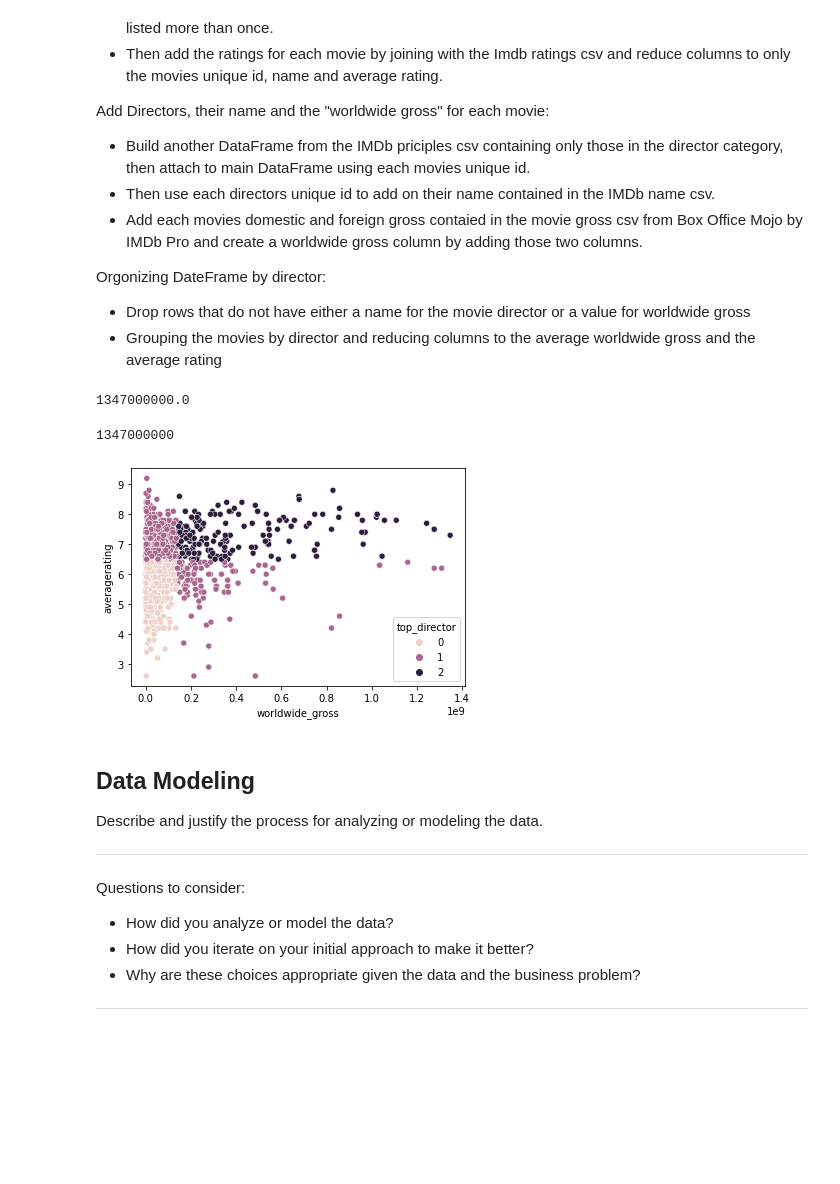
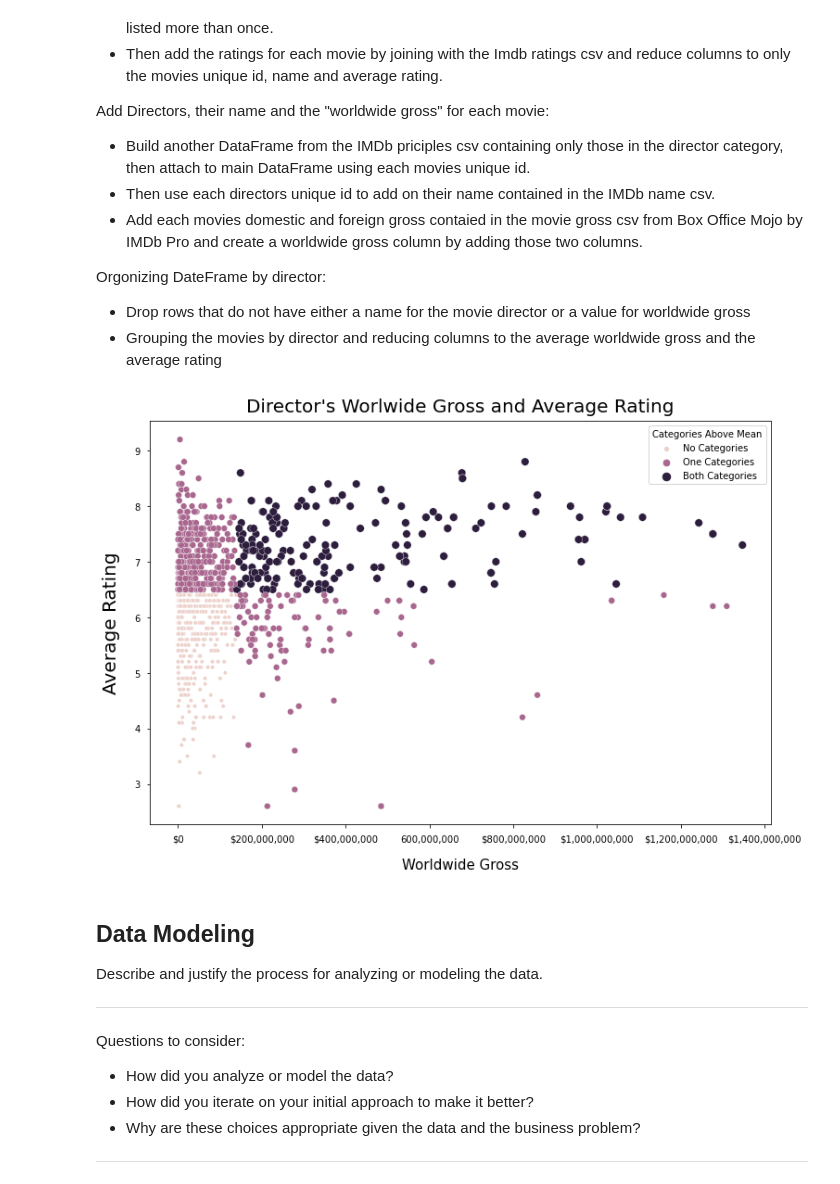
Before and after one commit to zach-hanly/microsoft_movie_project, a Jupyter notebook: zach/dsc-phase1-project-template.ipynb, the cells around one changed output. Cells and saved outputs as stored; diff of their text form; code cells hidden in the pictures; blank space fills up the shorter version.

Commit message:
change visual

```diff
--- a/zach/dsc-phase1-project-template.ipynb
+++ b/zach/dsc-phase1-project-template.ipynb
@@ -97,24 +97,43 @@ director_df = director_df[['averagerating', 'worldwide_gross']]
 # %%
-test = add_gross.dropna(subset=['primary_name','worldwide_gross'])
-test = test[['primary_name', 'worldwide_gross', 'averagerating']]
-mean_gross = test.worldwide_gross.mean()
-mean_rating = test.averagerating.mean()
-test['high_gross'] = (test['worldwide_gross'] > mean_gross).apply(int)
-test['high_rating'] = (test['averagerating'] > mean_rating).apply(int)
-test['top_director'] = test['high_gross'] + test['high_rating']
-test.worldwide_gross.max()
+director_df = add_gross.dropna(subset=['primary_name','worldwide_gross'])
+director_df = director_df[['primary_name', 'worldwide_gross', 'averagerating']]
+mean_gross = director_df.worldwide_gross.mean()
+mean_rating = director_df.averagerating.mean()
+director_df['high_gross'] = (director_df['worldwide_gross'] > mean_gross).apply(int)
+director_df['high_rating'] = (director_df['averagerating'] > mean_rating).apply(int)
+director_df['Categories Above Mean'] = director_df['high_gross'] + director_df['high_rating']
-# %% [output]
-1347000000.0
-# %%
-1347000000
-# %% [output]
-1347000000
-# %%
-director_plot = sns.scatterplot(data=test, x='worldwide_gross', y='averagerating', hue='top_director')
-# director_plot.set(xticks=[0, 1347000000])
-# director_plot.set(yticklabels=[])
-# %% [output]
-[figure, removed]
+# %%
+# scatter plot
+director_plot = sns.scatterplot(data=director_df, x='worldwide_gross', y='averagerating',
+                                hue='Categories Above Mean', size='Categories Above Mean')
+
+director_plot.set_title('Director\'s Worlwide Gross and Average Rating', fontsize = 20, pad=10)
+# 11.7, 8.27
+plt.ticklabel_format(style='plain', axis='x')
+plt.gcf().set_size_inches(12, 8)
+director_plot.tick_params(axis='both', which='major', pad=7)
+
+# X axes
+director_plot.set_xlabel('Worldwide Gross', fontsize = 15)
+ticks = [0, 200000000, 400000000, 600000000, 800000000, 1000000000, 1200000000, 1400000000]
+labels = ['$0','$200,000,000','$400,000,000', '600,000,000', '$800,000,000','$1,000,000,000', '$1,200,000,000', '$1,400,000,000']
+plt.xticks(ticks, labels)
+director_plot.xaxis.labelpad = 15
+
+# Y axes
+director_plot.set_ylabel('Average Rating', fontsize = 20)
+director_plot.yaxis.labelpad = 15
+
+# legend
+zero_label = 'No Categories'
+one_label = 'One Categories'
+two_label = 'Both Categories'
+director_plot.legend_.texts[0].set_text(zero_label)
+director_plot.legend_.texts[1].set_text(one_label)
+director_plot.legend_.texts[2].set_text(two_label)
+plt.savefig('director_correlation.png')
+# %% [output]
+[figure, added]
 # %% [markdown]
 ## Data Modeling
 Describe and justify the process for analyzing or modeling the data.
```
Also changed, not shown: parts of 4 cells of this notebook, 1 other file.
